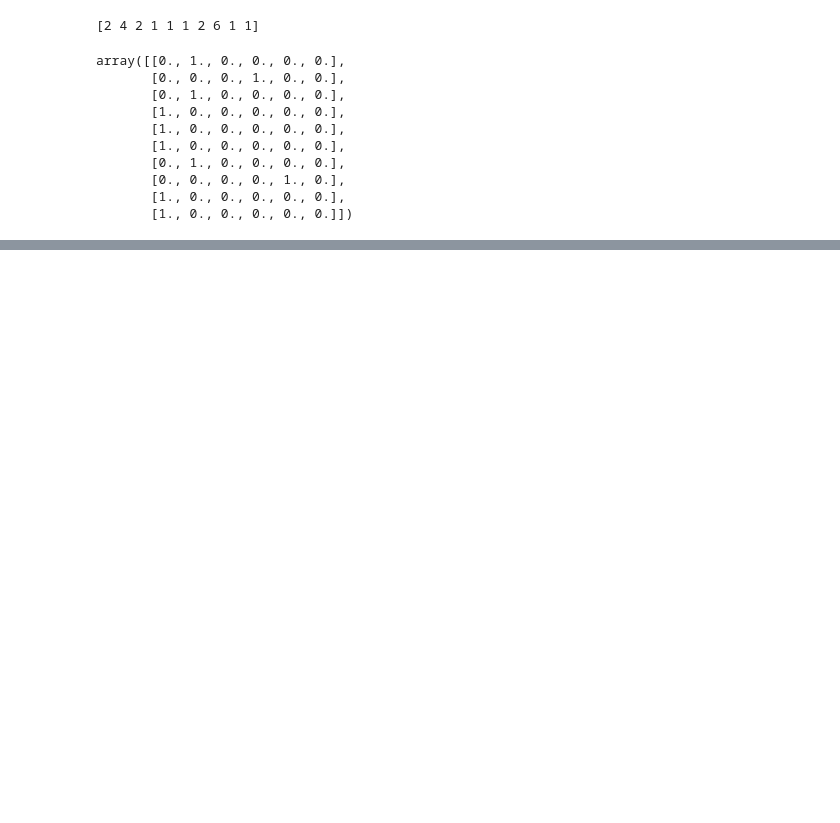
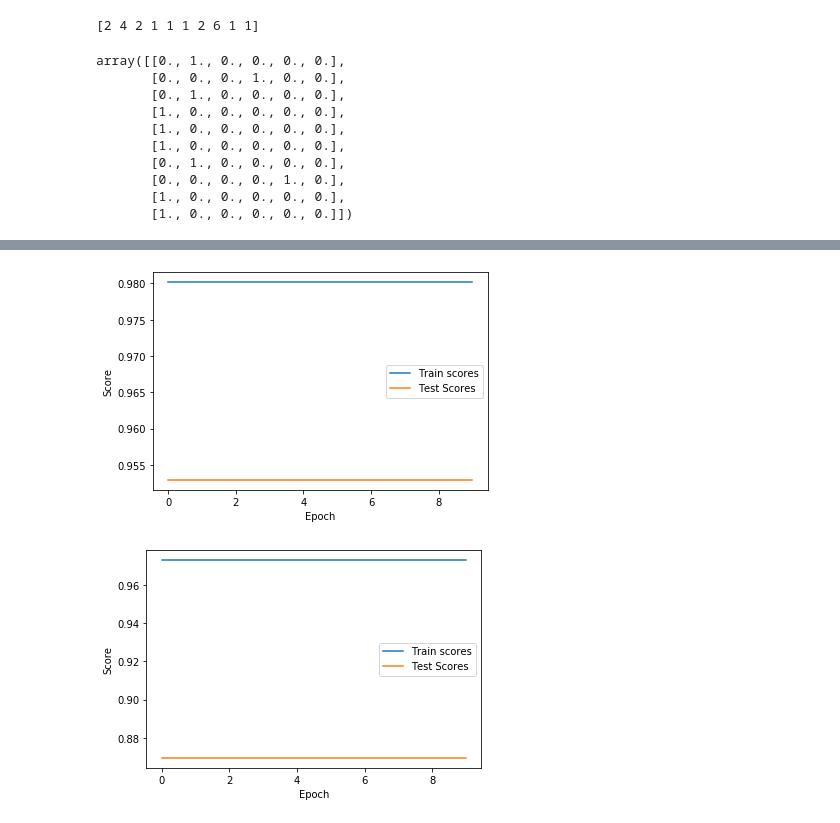
Before and after one commit to tysonlihaoyuan/CSI4106Project, a Jupyter notebook: CSI 4106 Project Decision Trees.ipynb, the cells around one changed output, grey strips where cells are left out. Saved outputs shown, nothing was run; the diff lists cells and outputs as text; code cells hidden in the pictures; blank space fills up the shorter version.

```diff
--- a/CSI 4106 Project Decision Trees.ipynb
+++ b/CSI 4106 Project Decision Trees.ipynb
@@ -112,0 +147,3 @@ y2 = X.pop("combat_fatalities").values
+# %%
+clf_dtr_scores = train_model(clf_dtr, X_train_sf_encoded2, y_train2)
+print(clf_dtr_scores)
@@ -112,0 +200,14 @@ y2 = X.pop("combat_fatalities").values
+# %%
+def plotScores(scores_train, scores_test):
+    plt.plot([i for i in range(len(scores_train))], scores_train)
+    plt.plot([i for i in range(len(scores_test))], scores_test)
+    plt.legend(["Train scores", "Test Scores"])
+    plt.ylabel("Score")
+    plt.xlabel("Epoch")
+    plt.show()
+# %%
+plotScores(clf_dt_scores, clf_dt_test_scores)
+plotScores(clf_dtr_scores, clf_dtr_test_scores)
+# %% [output]
+[figure, added]
+[figure, added]
```
Also changed, not shown: parts of 16 cells of this notebook.
